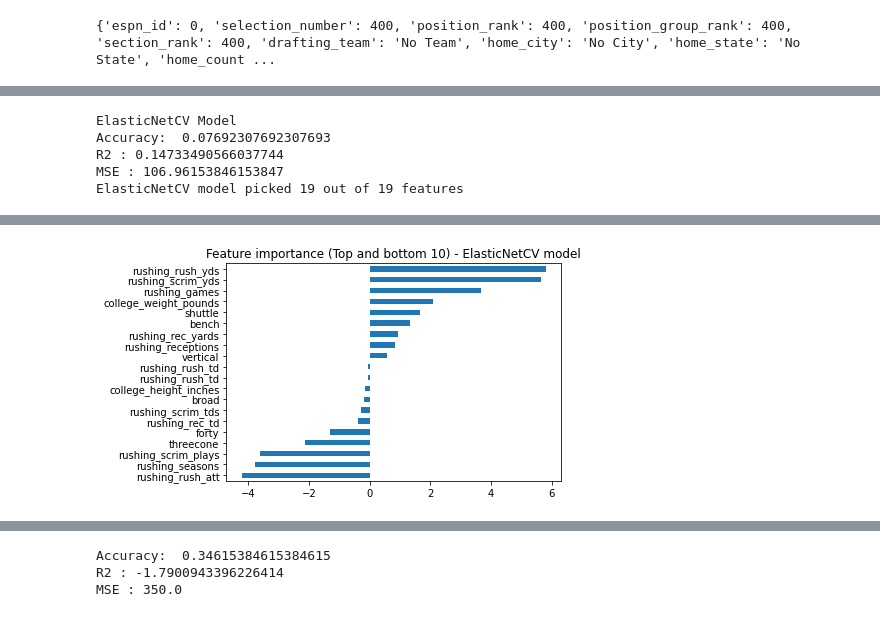
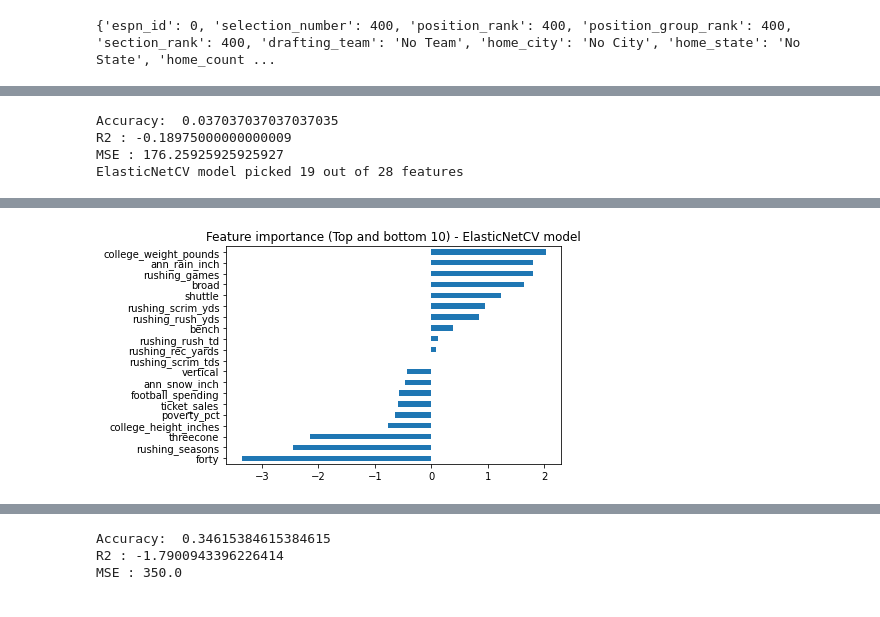
Before and after one commit to mmcelhan/nfl_capstone, a Jupyter notebook: ML/RBML_Model.ipynb, the cells around one changed output, grey strips where cells are left out. Drawn from its saved outputs; the diff is of its cells as text; code cells hidden in the pictures.

```diff
--- a/ML/RBML_Model.ipynb
+++ b/ML/RBML_Model.ipynb
@@ -67,0 +125,3 @@ C:\Users\jonat\Desktop\capstone\nfl2\nfl_capstone//data_mart//reporting_rb.csv
+# %%
+for col in dataset.columns:
+    print(col)
@@ -160,6 +243,20 @@ def f(row):
     else: val = 40
     return val
 dataset['madden_cat'] = dataset.apply(f, axis=1)
+
+
+def f_avg_min(row):
+    avg_min = (row['min_jan'] + row['min_feb'] + row['min_mar'] + row['min_apr'] + row['min_may'] + row['min_jun'] + row['min_jul'] + row['min_aug'] + row['min_sep'] + row['min_oct'] + row['min_nov'] + row['min_dec'])/12
+    return avg_min
+
+def f_avg_max(row):
+    avg_max = (row['max_jan'] + row['max_feb'] + row['max_mar'] + row['max_apr'] + row['max_may'] + row['max_jun'] + row['max_jul'] + row['max_aug'] + row['max_sep'] + row['max_oct'] + row['max_nov'] + row['max_dec'])/12
+    return avg_max
+
+dataset['avg_min'] = dataset.apply(f_avg_min, axis=1)
+
+
+dataset['avg_max'] = dataset.apply(f_avg_max, axis=1)
 # %%
 
 #determine % of no madden scores wanted
@@ -380,5 +500,5 @@ fms_id
 # %%
-# Plot feature importance
+   # Plot feature importance
 def plot_feat_import(coef, model_title):
     feature_coef = pd.Series(index=X_train.columns, data=coef)
     print('{} model picked {} out of {} features'.format(model_title, str(sum(feature_coef != 0)), str(X_train.shape[1])))
@@ -397,4 +517,23 @@ def plot_it(y_train, y_valid, model_title):
     plt.plot([10.5, 13.5], [10.5, 13.5], c = "red")
     plt.show()
 
+def print_results(true_val, predict_val):
+    print('Accuracy:  ' + str(accuracy_score(true_val, predict_val)))
+    print('R2 : ' + str(r2_score(true_val, predict_val)))
+    print('MSE : ' + str(mean_squared_error(true_val, predict_val)))
+
+
+def plot_confusion(mat, model):
+
+    array = mat
+    df_cm = pd.DataFrame(array, index = [i for i in class_names],
+                      columns = [i for i in class_names])
+    plt.figure(figsize = (10,7))
+    plt.title(model)
+    sn.heatmap(df_cm, annot=True, cmap="Blues")
+
+
+#https://stackoverflow.com/questions/35572000/how-can-i-plot-a-confusion-matrix
+
+
 class_names = [40, 50, 60, 70, 80, 90]
@@ -558,15 +733,11 @@ RidgeCV model picked 19 out of 19 features
 elasticnetcv_model = ElasticNetCV(cv=5, random_state=0).fit(X_train, Y_train)
 madden_predict = elasticnetcv_model.predict(X_validation)
 madden_predict = np.around(madden_predict, decimals = 0)
-print('ElasticNetCV Model')
-print('Accuracy:  ' + str(accuracy_score(Y_validation, madden_predict)))
-print('R2 : ' + str(r2_score(Y_validation, madden_predict)))
-print('MSE : ' + str(mean_squared_error(Y_validation, madden_predict)))
+print_results(Y_validation, madden_predict)
 plot_feat_import(elasticnetcv_model.coef_, 'ElasticNetCV')
 result_df_viz(result_df, madden_predict, 'ElasticNetCV')
 # %% [output]
-ElasticNetCV Model
-Accuracy:  0.07692307692307693
-R2 : 0.14733490566037744
-MSE : 106.96153846153847
-ElasticNetCV model picked 19 out of 19 features
+Accuracy:  0.037037037037037035
+R2 : -0.18975000000000009
+MSE : 176.25925925925927
+ElasticNetCV model picked 19 out of 28 features
@@ -591,3 +761,3 @@ ElasticNetCV model picked 19 out of 19 features
-[figure, old version]
+[figure, new version]
 # %%
 #Decision Tree Regressor
```
Also changed, not shown: parts of 26 cells of this notebook, 1 other file.
